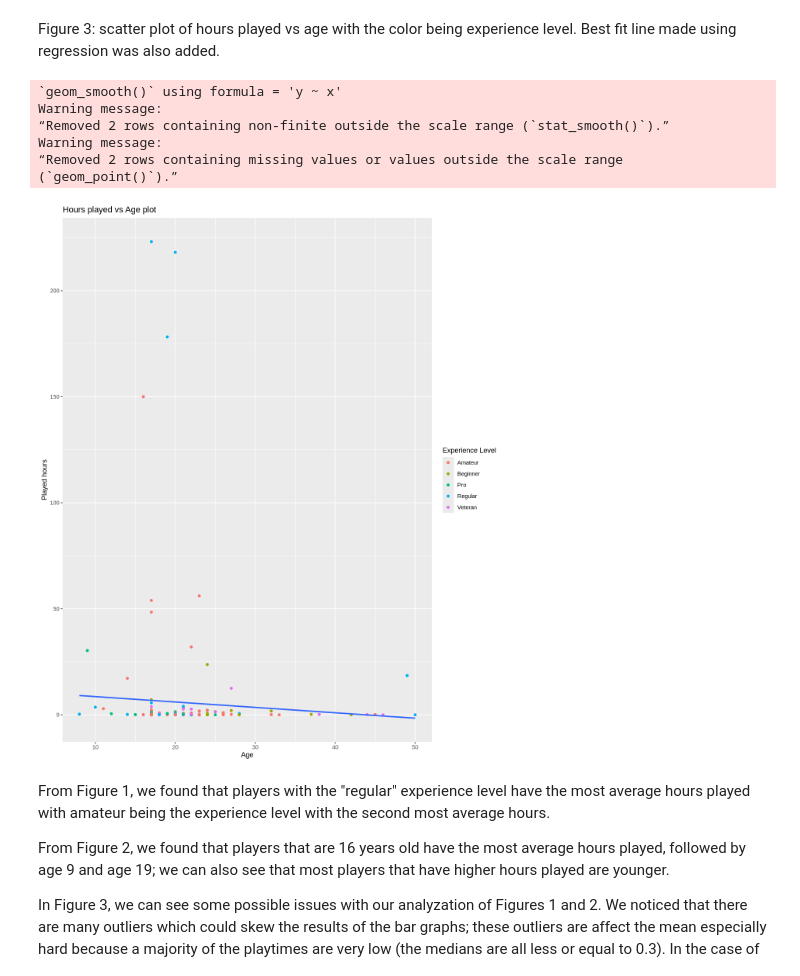
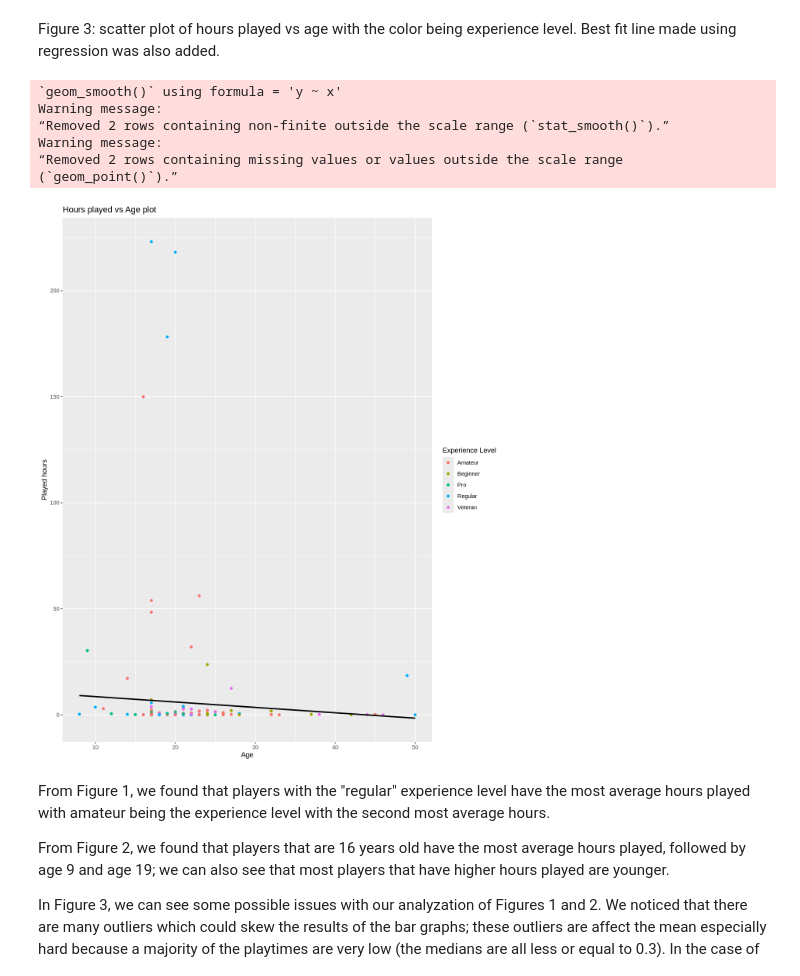
Before and after one commit to Chalkkk/dsci-final-group-project, a Jupyter notebook: final_project.ipynb, the cells around one changed output. Drawn from its saved outputs; the diff is of its cells as text; code cells hidden in the pictures.

```diff
--- a/final_project.ipynb
+++ b/final_project.ipynb
@@ -291,20 +291,20 @@ Figure 3: scatter plot of hours played vs age with the color being experience le
 # %%
 options(repr.plot.width = 10, repr.plot.height = 12)
 hour_age_experience_plot <- players |>
     ggplot(aes(x = age, y = played_hours)) +
     geom_point(aes(color = experience)) +
-    geom_smooth(method = "lm", se = FALSE) +
+    geom_smooth(method = "lm", se = FALSE, color = "black") +
     labs(title = "Hours played vs Age plot", color = "Experience Level", x = "Age", y = "Played hours")
 
 hour_age_experience_plot
 # %% [output]
 `geom_smooth()` using formula = 'y ~ x'
 Warning message:
 “Removed 2 rows containing non-finite outside the scale range (`stat_smooth()`).”
 Warning message:
 “Removed 2 rows containing missing values or values outside the scale range
 (`geom_point()`).”
-[figure, old version]
+[figure, new version]
 # %% [markdown]
 From Figure 1, we found that players with the "regular" experience level have the most average hours played with amateur being the experience level with the second most average hours.
 
```
Also changed, not shown: parts of 1 cell of this notebook.
